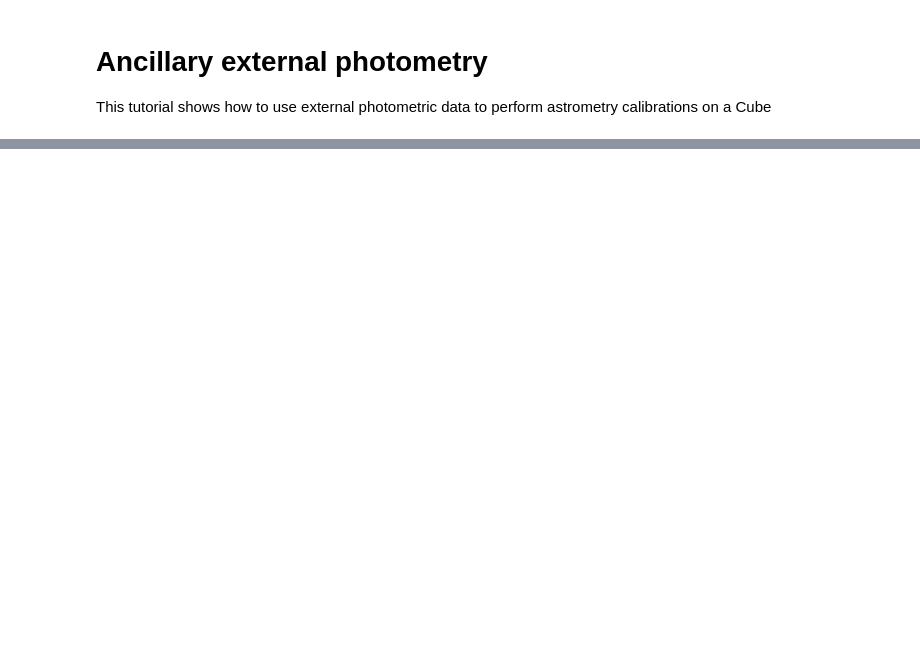
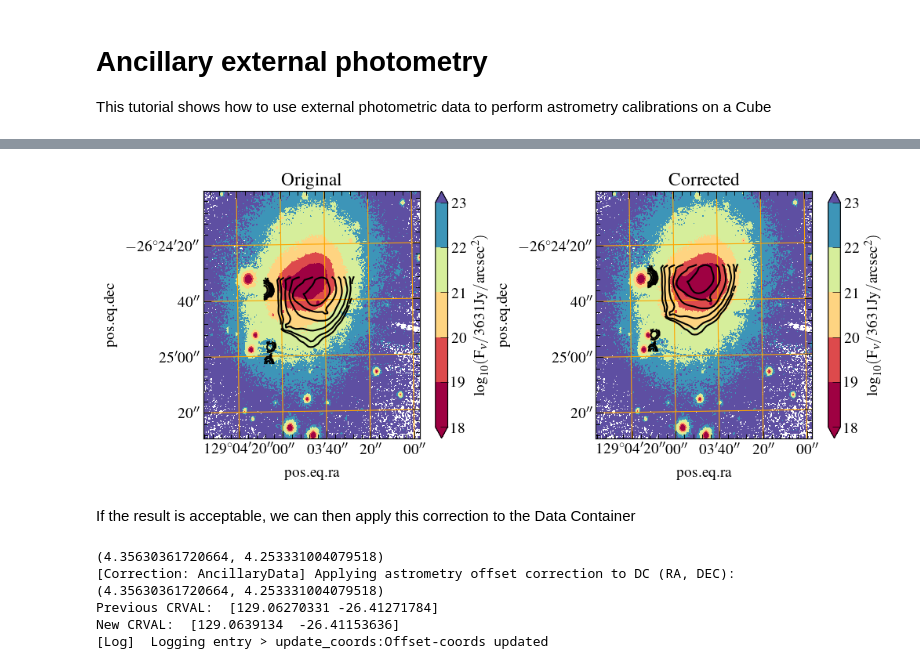
Before and after one commit to pykoala/pykoala, a Jupyter notebook: tutorials/compare_with_external_photo.ipynb, the cells around one changed output, grey strips where cells are left out. Saved outputs shown, nothing was run; the diff lists cells and outputs as text; code cells hidden in the pictures; blank space fills up the shorter version.

Commit message:
implement apply method and testing

```diff
--- a/tutorials/compare_with_external_photo.ipynb
+++ b/tutorials/compare_with_external_photo.ipynb
@@ -101,0 +136,17 @@ ValueError: All-NaN slice encountered
+# %%
+plt.figure(results[0]['PANSTARRS_PS1.i']['offset_fig'])
+# %% [output]
+[figure, added]
+# %% [markdown]
+If the result is acceptable, we can then apply this correction to the Data Container
+# %%
+ra_dec_offset = results[0]['PANSTARRS_PS1.i']['offset_mean']
+print(ra_dec_offset)
+
+cube = anc_data_corr.apply(cube, ra_dec_offset)
+# %% [output]
+(4.35630361720664, 4.253331004079518)
+[Correction: AncillaryData] Applying astrometry offset correction to DC (RA, DEC):  (4.35630361720664, 4.253331004079518)
+Previous CRVAL:  [129.06270331 -26.41271784]
+New CRVAL:  [129.0639134  -26.41153636]
+[Log]  Logging entry > update_coords:Offset-coords updated
```
Also changed, not shown: parts of 18 cells of this notebook, 2 other files.
